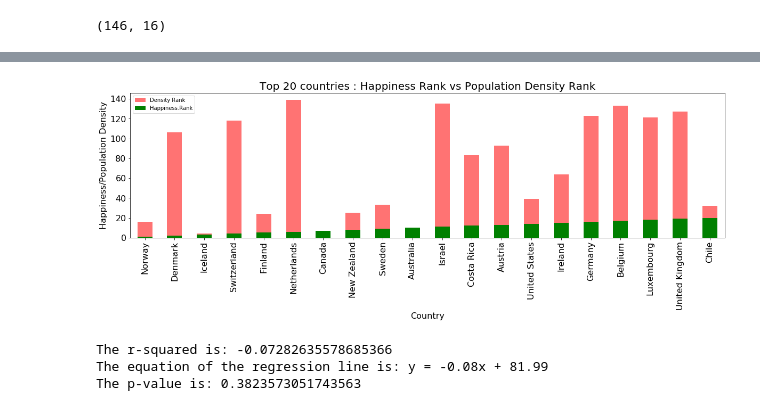
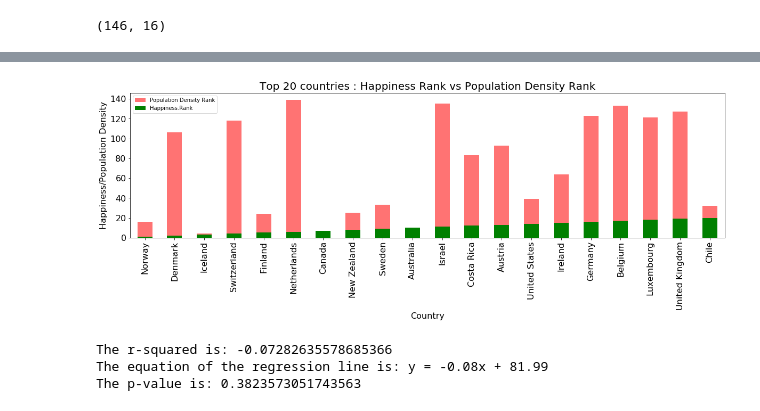
Before and after one commit to LinaSachuk/DU-Projects, a Jupyter notebook: Project1_Happy Project/HappyProject.ipynb, the cells around one changed output, grey strips where cells are left out. Drawn from its saved outputs; the diff is of its cells as text; code cells hidden in the pictures.

```diff
--- a/Project1_Happy Project/HappyProject.ipynb
+++ b/Project1_Happy Project/HappyProject.ipynb
@@ -112,31 +112,31 @@ happy_density_2017.head()
 # %%
 # Set x axis and tick locations
 x_axis = np.arange(len(happy_density_2017[0:20]))
 tick_locations = [value for value in x_axis]
 
 
 _, ax = plt.subplots()
-happy_density_2017['Density Rank'][0:20].plot(kind='bar', ax=ax , color='red',  alpha=0.55, figsize=(20,5), legend = 'Population Density',  fontsize=16)
+happy_density_2017['Population Density Rank'][0:20].plot(kind='bar', ax=ax , color='red',  alpha=0.55, figsize=(20,5), legend = 'Population Density',  fontsize=16)
 happy_density_2017['Happiness.Rank'][0:20].plot(kind='bar', ax=ax, color='green', legend = 'Happiness Rank',  fontsize=16)
 plt.xticks(tick_locations, happy_density_2017["Country"], rotation="vertical")
 
 title='Top 20 countries : Happiness Rank vs Population Density Rank'
 xlabel='Country'
 ylabel='Happiness/Population Density'
 
 ax.xtiks = happy_density_2017['Country']
 
 plt.title(title, fontsize=20)
 plt.xlabel(xlabel, fontsize=16)
 plt.ylabel(ylabel, fontsize=16)
 # ax.grid()
 
 # # Create a legend for our chart
 # plt.legend(handles=[Population_Density, Happiness_Rank], loc="best")
 
 plt.show()
 # %% [output]
-[figure, old version]
+[figure, new version]
 # %%
 # Function to create Linear Regression plots
 
```
Also changed, not shown: parts of 2 cells of this notebook, 3 other files.
